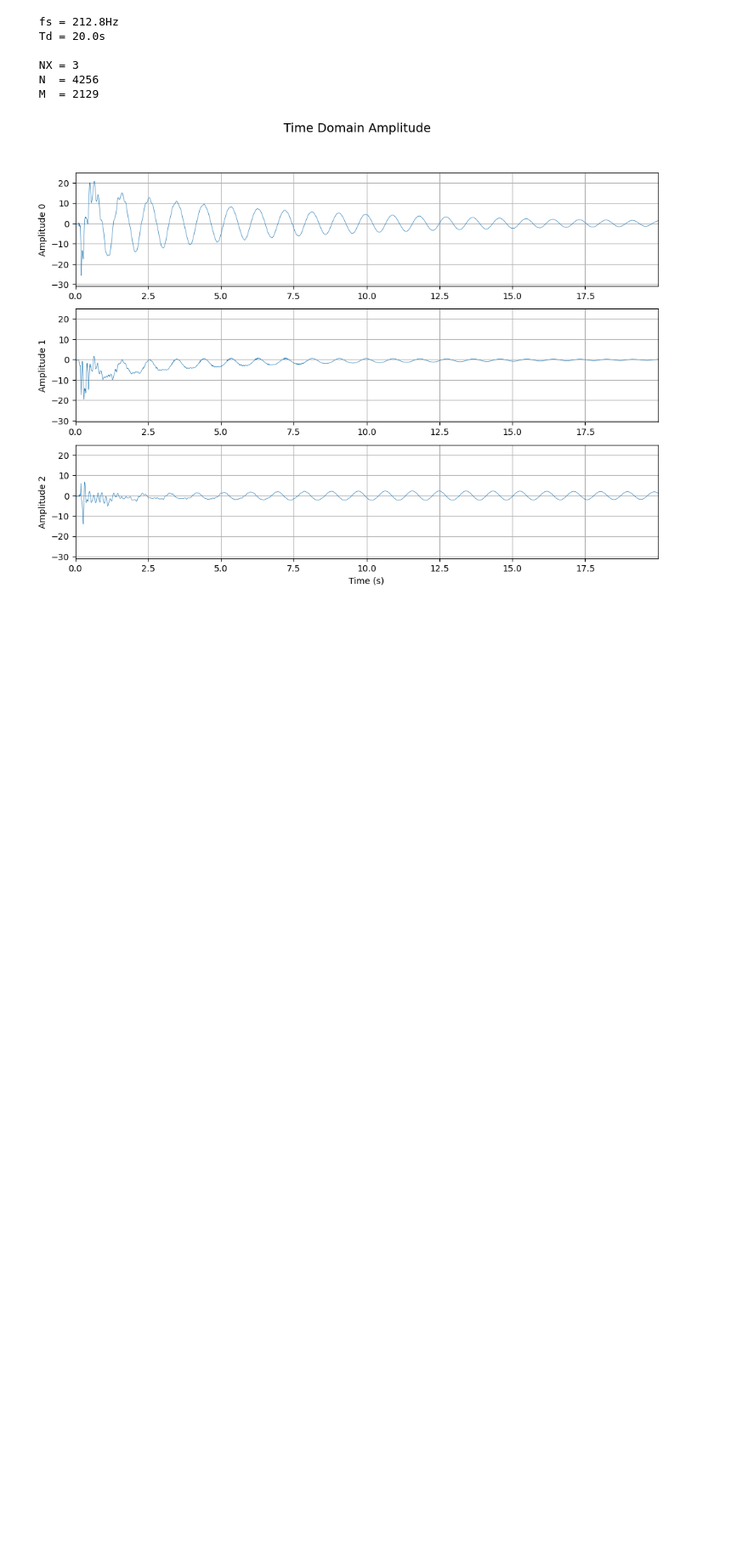
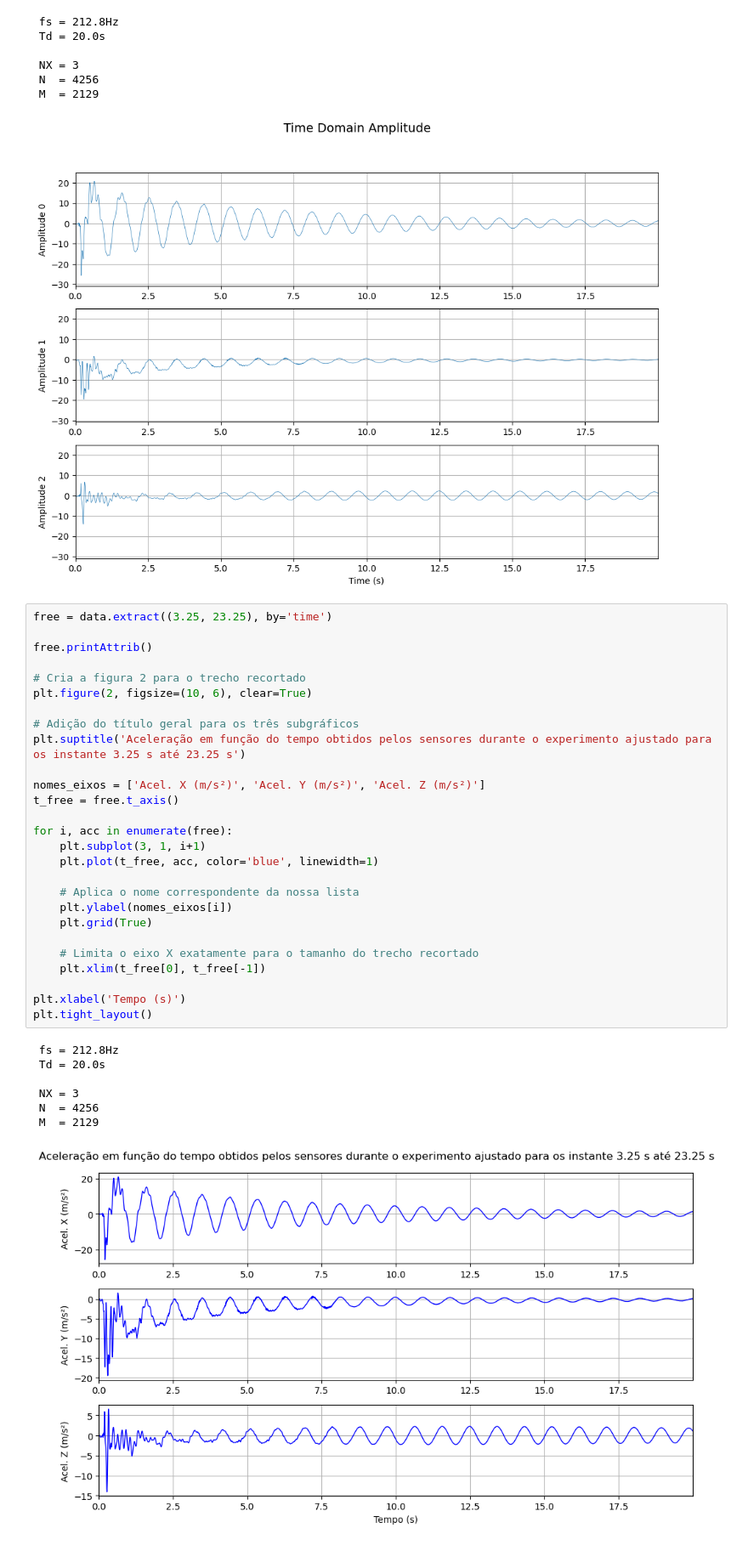
Before and after one commit to richardgossler/PEC00025, a Jupyter notebook: TRABALHO_01-RICHARD.ipynb, the cells around one changed output. Shown at 85% size. Drawn from its saved outputs; the diff is of its cells as text; blank space fills up the shorter version.

```diff
--- a/TRABALHO_01-RICHARD.ipynb
+++ b/TRABALHO_01-RICHARD.ipynb
@@ -33,6 +68,41 @@ free.plot_time(fig=2);
  N  = 4256
  M  = 2129
 [figure]
+# %%
+free = data.extract((3.25, 23.25), by='time')
+
+free.printAttrib()
+
+# Cria a figura 2 para o trecho recortado
+plt.figure(2, figsize=(10, 6), clear=True)
+
+# Adição do título geral para os três subgráficos
+plt.suptitle('Aceleração em função do tempo obtidos pelos sensores durante o experimento ajustado para os instante 3.25 s até 23.25 s')
+
+nomes_eixos = ['Acel. X (m/s²)', 'Acel. Y (m/s²)', 'Acel. Z (m/s²)']
+t_free = free.t_axis()
+
+for i, acc in enumerate(free):
+    plt.subplot(3, 1, i+1)
+    plt.plot(t_free, acc, color='blue', linewidth=1)
+
+    # Aplica o nome correspondente da nossa lista
+    plt.ylabel(nomes_eixos[i])
+    plt.grid(True)
+
+    # Limita o eixo X exatamente para o tamanho do trecho recortado
+    plt.xlim(t_free[0], t_free[-1])
+
+plt.xlabel('Tempo (s)')
+plt.tight_layout()
+# %% [output]
+ fs = 212.8Hz
+ Td = 20.0s
+
+ NX = 3
+ N  = 4256
+ M  = 2129
+[figure, added]
 # %%
 afit, par = free.fit_decay()
 t         = free.t_axis()               # prepare time axis for plotting
```
Also changed, not shown: parts of 4 cells of this notebook.
